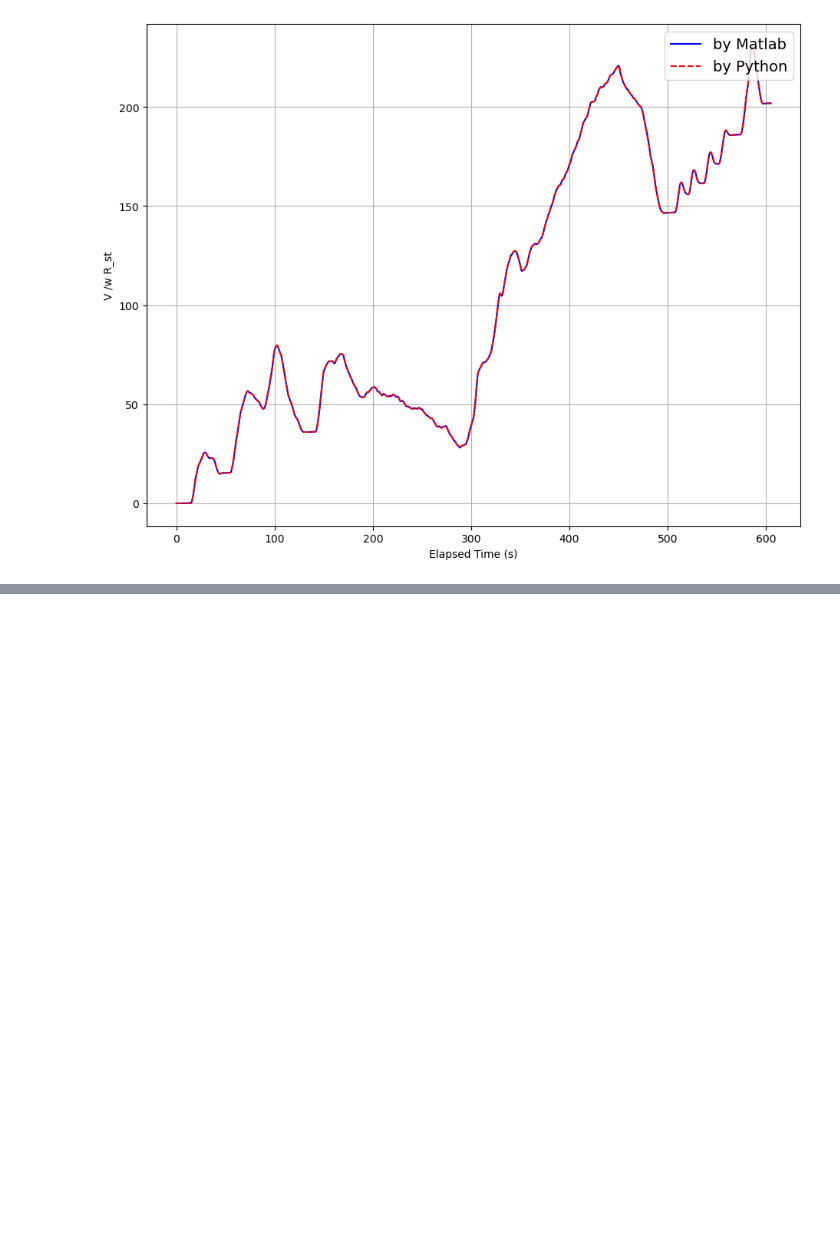
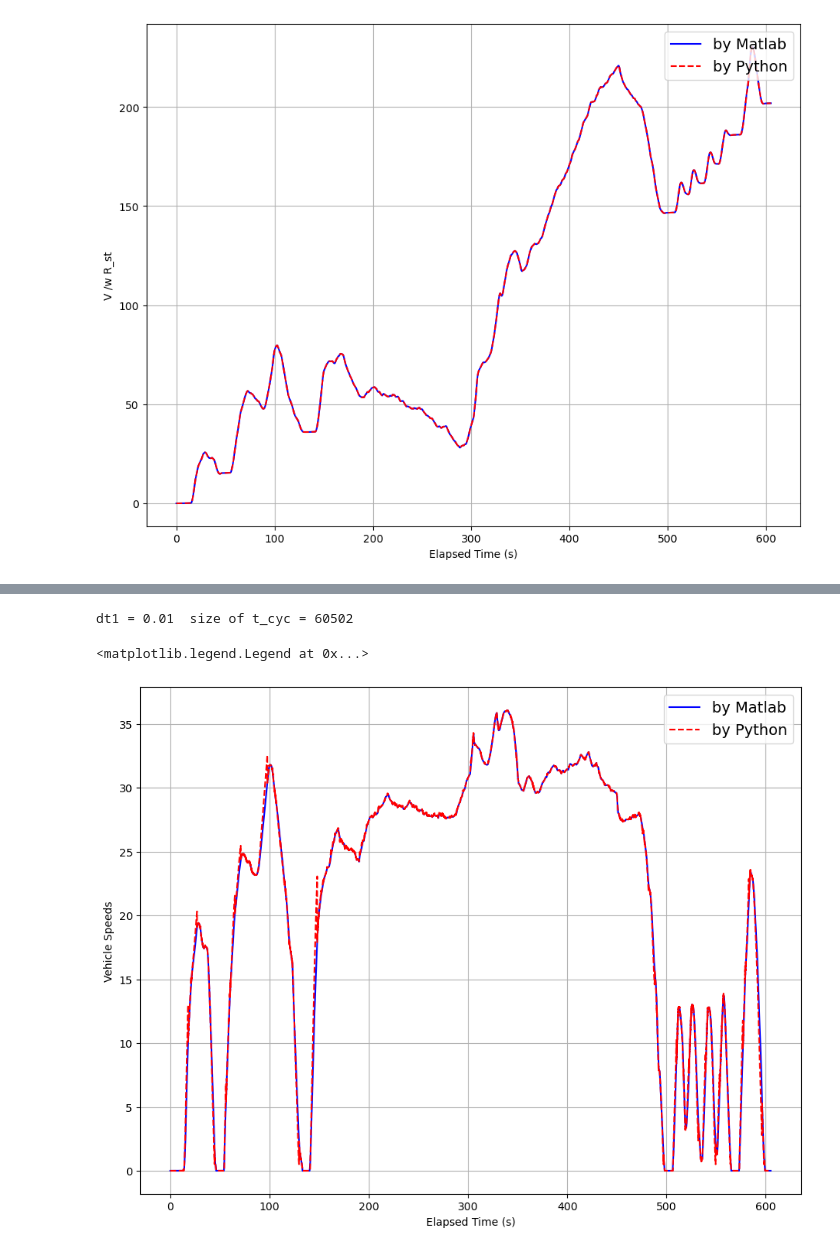
Before and after one commit to soduklee7/RWET, a Jupyter notebook: simulator.ipynb, the cells around one changed output, grey strips where cells are left out. Saved outputs shown, nothing was run; the diff lists cells and outputs as text; code cells hidden in the pictures; blank space fills up the shorter version.

```diff
--- a/simulator.ipynb
+++ b/simulator.ipynb
@@ -378,0 +290,47 @@ dt =  0.1  mean of veh_data_spd_mps1/veh_data_spd_mps =  1.3140206880345644
+# %%
+veh_data = spio.loadmat('data/veh_data.mat', squeeze_me=True)
+veh_data_t = veh_data['t']
+veh_data_tract_force_N = veh_data['tract_force_N']
+veh_data_mass_kg = veh_data['mass_kg']
+vehspd_mps = veh_data['spd_mps']
+veh_data_dist_m = veh_data['dist_m']
+dt1 = veh_data_t[1] - veh_data_t[0]
+
+vehspd_mps1 = np.zeros(len(veh_data_t))
+veh_data_dist_m1 = np.zeros(len(veh_data_t))
+print('dt1 =', dt1, ' size of t_cyc =', len(veh_data_t))
+
+for i in range(len(veh_data_t)):
+    a_out_i = veh_data_tract_force_N[i] / veh_data_mass_kg[i]
+    if i == 0:
+        vehspd_mps1[i] = 0
+        veh_data_dist_m1[i] = 0
+    else:
+        vehspd_mps1[i] = vehspd_mps1[i - 1] + a_out_i * dt1
+        a_delta = ((vehspd_mps[i] - vehspd_mps[i - 1]) / dt1) - a_out_i
+        v_delta = vehspd_mps1[i] - vehspd_mps[i]
+        if (vehspd_mps1[i] > 0) and (a_out_i != a_delta) and (np.abs(v_delta) > 0.01):
+            if (v_delta > 0) and (abs(a_delta) <= 0.1):
+                vehspd_mps1[i] = vehspd_mps1[i] - v_delta
+            elif (v_delta < 0) and (abs(a_delta) <= 0.1):
+                vehspd_mps1[i] = vehspd_mps1[i] + 0.1
+
+        if (vehspd_mps1[i] < 0.1): vehspd_mps1[i] = 0.0
+
+        if (vehspd_mps1[i] < 0.5) and (vehspd_mps[i] > 0.5):
+            vehspd_mps1[i] = vehspd_mps[i]
+
+        veh_data_dist_m1[i] = veh_data_dist_m1[i - 1] + vehspd_mps1[i] * dt1
+
+fig1 = plt.figure(figsize=(11, 8.5))
+plt.plot(veh_data_t, vehspd_mps, 'b-')
+plt.plot(veh_data_t, vehspd_mps1, 'r--')
+
+plt.grid()
+plt.xlabel('Elapsed Time (s)')
+plt.ylabel('Vehicle Speeds')
+plt.legend(['by Matlab', 'by Python'], fontsize=14, loc='upper right')
+# %% [output]
+dt1 = 0.01  size of t_cyc = 60502
+<matplotlib.legend.Legend at 0x...>
+[figure, added]
```
Also changed, not shown: parts of 10 cells of this notebook, 1 other file.
